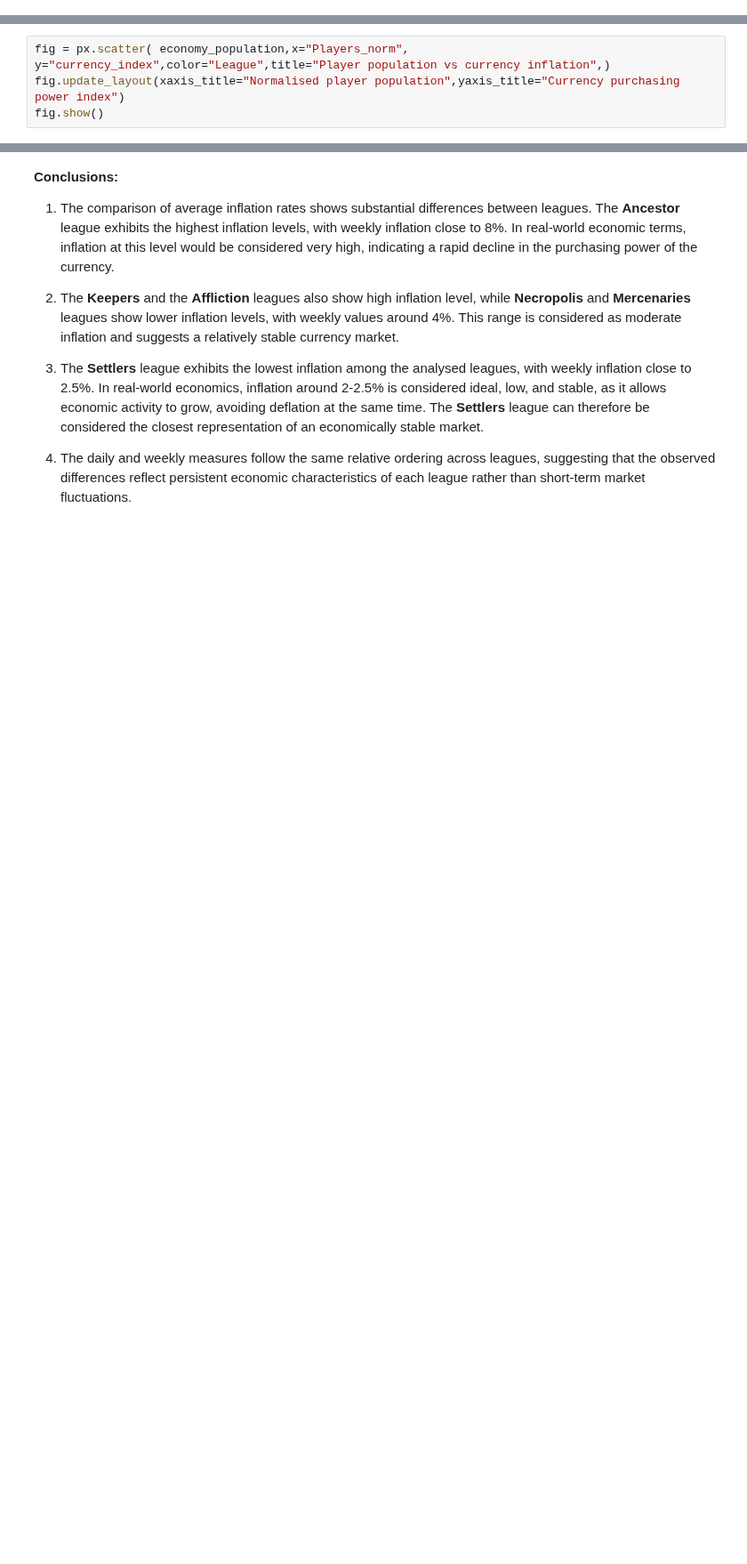
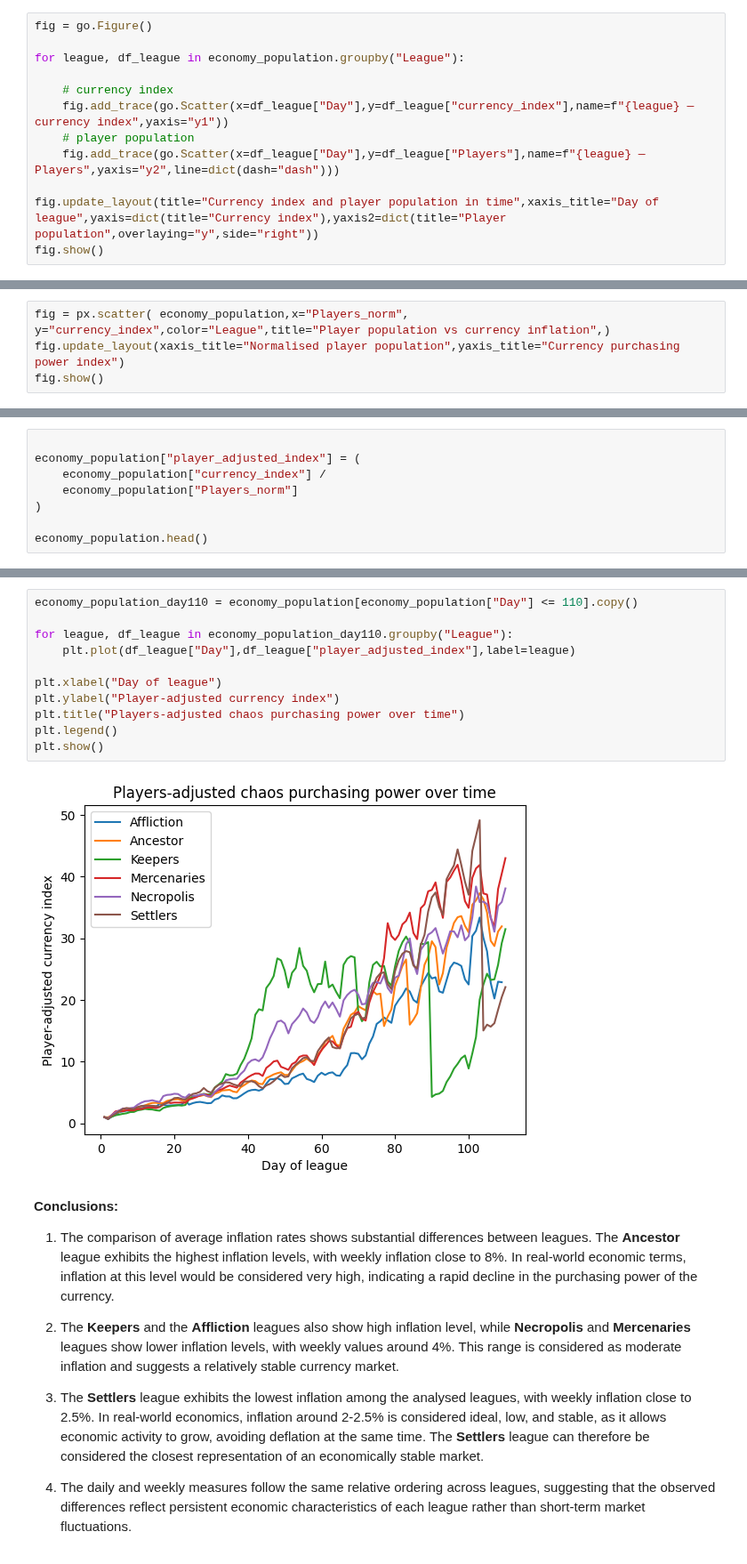
Before and after one commit to NataliaMiodowska/PoeMarketAnalyser, a Jupyter notebook: notebooks/06_players_activity_economics.ipynb, the cells around one changed output, grey strips where cells are left out. Shown at 89% size. Cells and saved outputs as stored; diff of their text form; blank space fills up the shorter version.

Commit message:
currency_index vs players plot

```diff
--- a/notebooks/06_players_activity_economics.ipynb
+++ b/notebooks/06_players_activity_economics.ipynb
@@ -66,0 +64,12 @@ Using both measures increases the reliability of the analysis. If Pearson and Sp
+# %%
+fig = go.Figure()
+
+for league, df_league in economy_population.groupby("League"):
+
+    # currency index
+    fig.add_trace(go.Scatter(x=df_league["Day"],y=df_league["currency_index"],name=f"{league} — currency index",yaxis="y1"))
+    # player population
+    fig.add_trace(go.Scatter(x=df_league["Day"],y=df_league["Players"],name=f"{league} — Players",yaxis="y2",line=dict(dash="dash")))
+
+fig.update_layout(title="Currency index and player population in time",xaxis_title="Day of league",yaxis=dict(title="Currency index"),yaxis2=dict(title="Player population",overlaying="y",side="right"))
+fig.show()
@@ -88,0 +121,8 @@ fig.show()
+# %%
+
+economy_population["player_adjusted_index"] = (
+    economy_population["currency_index"] /
+    economy_population["Players_norm"]
+)
+
+economy_population.head()
@@ -89,3 +136,16 @@ fig.show()
+# %%
+economy_population_day110 = economy_population[economy_population["Day"] <= 110].copy()
+
+for league, df_league in economy_population_day110.groupby("League"):
+    plt.plot(df_league["Day"],df_league["player_adjusted_index"],label=league)
+
+plt.xlabel("Day of league")
+plt.ylabel("Player-adjusted currency index")
+plt.title("Players-adjusted chaos purchasing power over time")
+plt.legend()
+plt.show()
+# %% [output]
+[figure, added]
 # %% [markdown]
 **Conclusions:**
 
```
Also changed, not shown: parts of 8 cells of this notebook.
